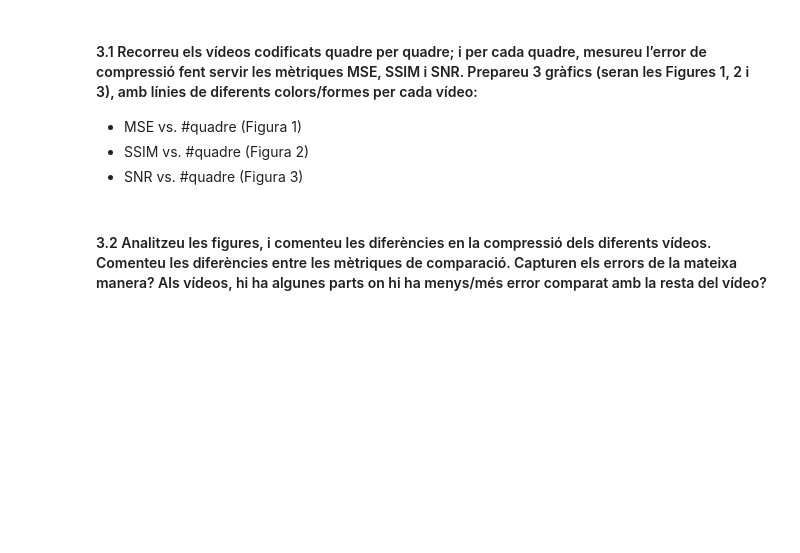
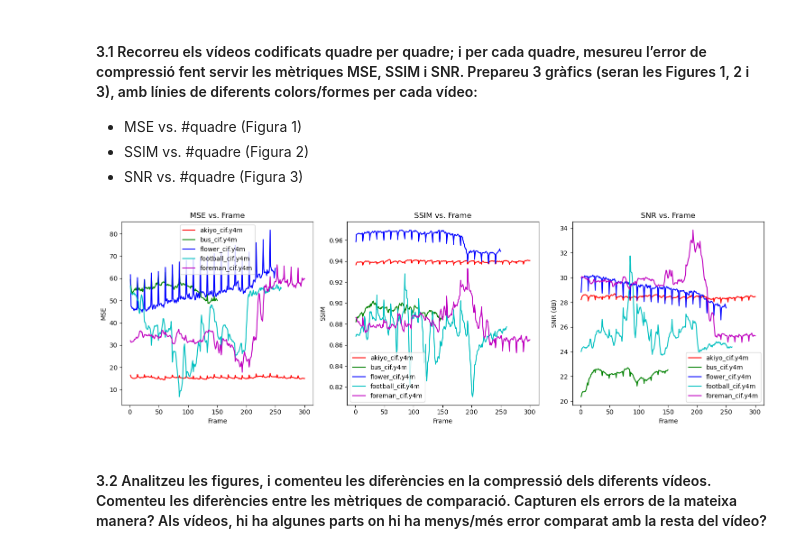
Before and after one commit to Paub2002/Pr2-G4-4, a Jupyter notebook: InformePR2.ipynb, the cells around one changed output. Cells and saved outputs as stored; diff of their text form; code cells hidden in the pictures; blank space fills up the shorter version.

```diff
--- a/InformePR2.ipynb
+++ b/InformePR2.ipynb
@@ -32,6 +34,18 @@
 - MSE vs. #quadre (Figura 1)
 - SSIM vs. #quadre (Figura 2)
 - SNR vs. #quadre (Figura 3)
+# %%
+videos = [
+    './Videos/akiyo_cif.y4m',
+    './Videos/bus_cif.y4m',
+    './Videos/flower_cif.y4m',
+    './Videos/football_cif.y4m',
+    './Videos/foreman_cif.y4m'
+]
+quality = 10  # Valor de q (calidad)
+process_video_metrics(videos, quality)
+# %% [output]
+[figure, added]
 # %% [markdown]
 
 #### 3.2 Analitzeu les figures, i comenteu les diferències en la compressió dels diferents vídeos. Comenteu les diferències entre les mètriques de comparació. Capturen els errors de la mateixa manera? Als vídeos, hi ha algunes parts on hi ha menys/més error comparat amb la resta del vídeo?
```
Also changed, not shown: parts of 1 cell of this notebook, 2 other files.
